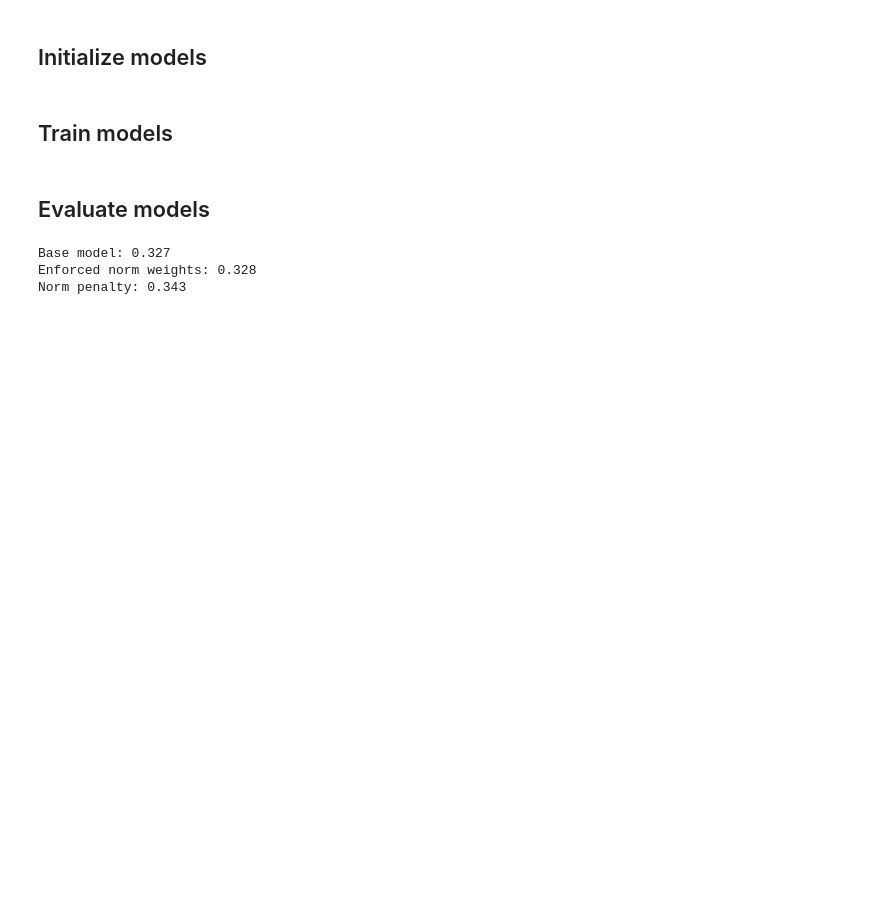
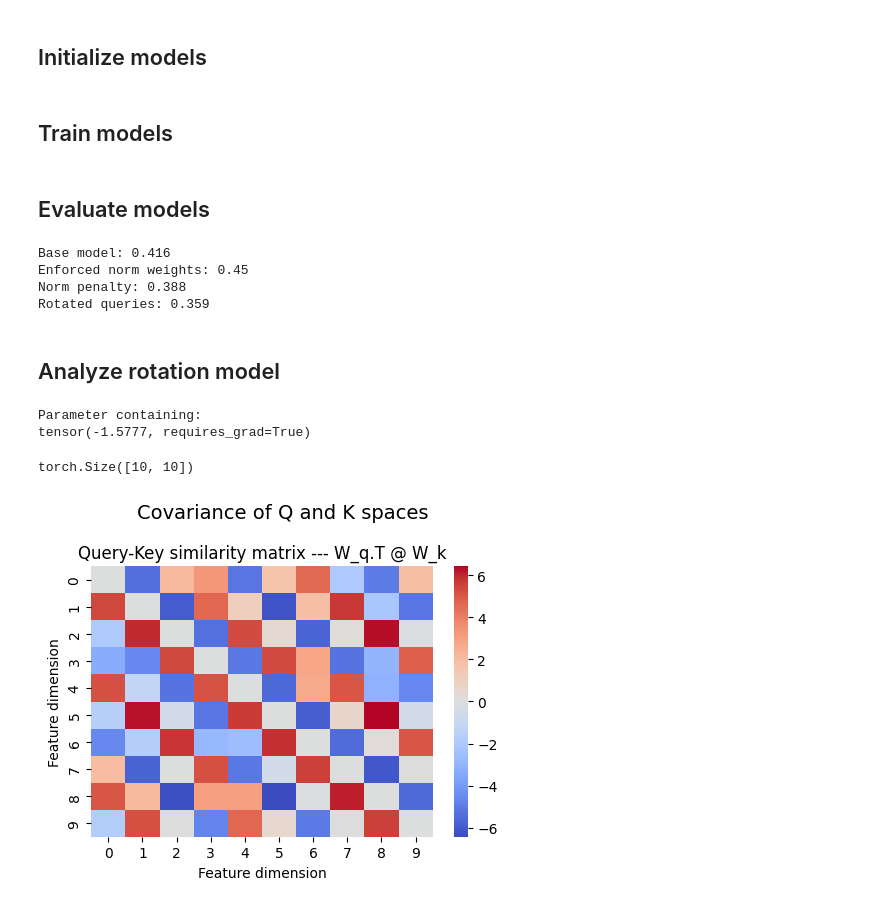
Before and after one commit to keith-murray/relational-attention, a Jupyter notebook: notebooks/ti_task/inductive_bias.ipynb, the cells around one changed output. Cells and saved outputs as stored; diff of their text form; code cells hidden in the pictures; blank space fills up the shorter version.

```diff
--- a/notebooks/ti_task/inductive_bias.ipynb
+++ b/notebooks/ti_task/inductive_bias.ipynb
@@ -24,7 +28,7 @@ torch.manual_seed(42)
 # %%
 # Parameters
 num_samples = 1000
-num_items = 5
+num_items = 10
 # %%
 # Training task
 dataset_train = TransitiveInferenceDataset(num_samples=num_samples, num_items=num_items)
@@ -196,6 +239,9 @@ model_norm = RelationalNormAttentionHead(num_items, 2)
 # %%
 # Base model with penalty on weight norms
 model_penalty = RelationalAttentionHead(num_items, 2)
+# %%
+# Model with rotation on the query entries
+model_rotation = RotationalAttention(num_items)
 # %% [markdown]
 ## Train models
 # %%
@@ -232,11 +281,44 @@ def evaluate_model(model, loader):
 acc_base = evaluate_model(model_base, loader_test)
 acc_norm = evaluate_model(model_norm, loader_test)
 acc_penalty = evaluate_model(model_penalty, loader_test)
+acc_rotation = evaluate_model(model_rotation, loader_test)
 
 print("Base model:", acc_base)
 print("Enforced norm weights:", acc_norm)
 print("Norm penalty:", acc_penalty)
+print("Rotated queries:", acc_rotation)
 # %% [output]
-Base model: 0.327
-Enforced norm weights: 0.328
-Norm penalty: 0.343
+Base model: 0.416
+Enforced norm weights: 0.45
+Norm penalty: 0.388
+Rotated queries: 0.359
+# %% [markdown]
+## Analyze rotation model
+# %%
+model_rotation.theta
+# %% [output]
+Parameter containing:
+tensor(-1.5777, requires_grad=True)
+# %%
+Q_weights = model_rotation.W.weight.data
+K_weights = model_rotation.W.weight.data
+
+Q_weights = model_rotation.rotation_matrix() @ Q_weights
+# %%
+sim_qk = (Q_weights.T @ K_weights) / (K_weights.size(-1) ** 0.5)
+sim_qk.shape
+# %% [output]
+torch.Size([10, 10])
+# %%
+fig, ax = plt.subplots(1, 1, figsize=(5, 4))
+sns.heatmap(sim_qk.detach().numpy(), cmap="coolwarm", center=0, ax=ax)
+ax.set_title("Query-Key similarity matrix --- W_q.T @ W_k")
+
+ax.set_xlabel("Feature dimension")
+ax.set_ylabel("Feature dimension")
+
+plt.suptitle("Covariance of Q and K spaces", fontsize=14)
+plt.tight_layout()
+plt.show()
+# %% [output]
+[figure, added]
```
Also changed, not shown: parts of 6 cells of this notebook.
